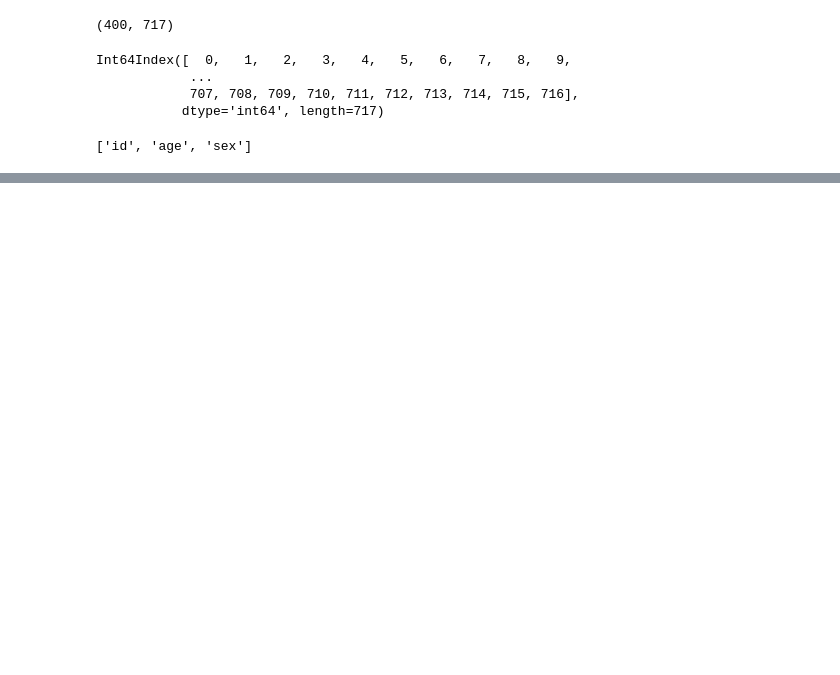
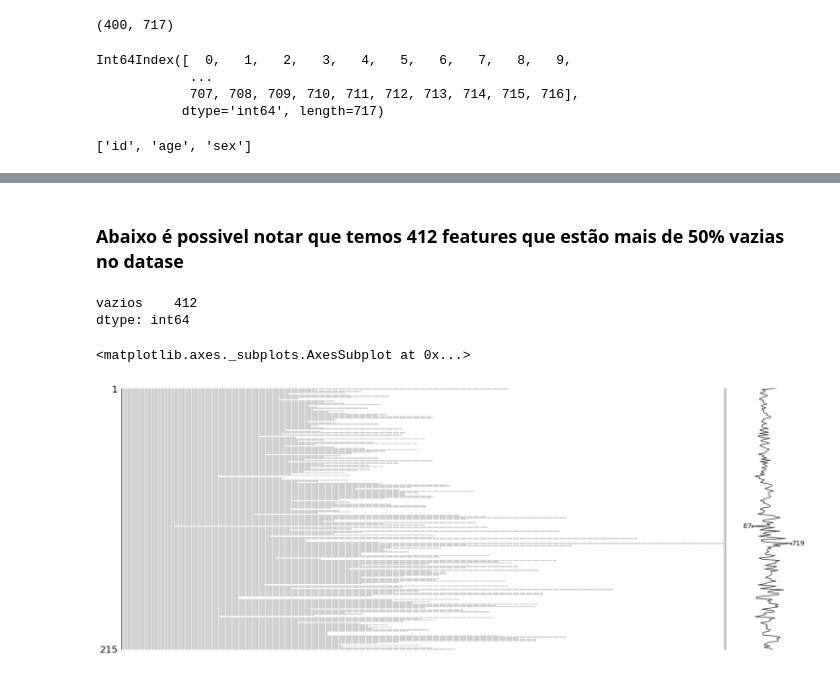
Before and after one commit to lgusp/Rec_Padroes_PPGI_2020, a Jupyter notebook: Rec_Padroes_imagens_coronarias.ipynb, the cells around one changed output, grey strips where cells are left out. Cells and saved outputs as stored; diff of their text form; code cells hidden in the pictures; blank space fills up the shorter version.

```diff
--- a/Rec_Padroes_imagens_coronarias.ipynb
+++ b/Rec_Padroes_imagens_coronarias.ipynb
@@ -194,0 +203,9 @@ df.describe()
+# %%
+for ind, row in df_3.iterrows():
+    if (df_3.loc[ind,'class_id']==0):
+        df_3.loc[ind,'target'] = 0
+    else:
+        df_3.loc[ind,'target'] = 1
+
+df_3['target']= df_3['target'].astype(int)
+df_3['target'].value_counts()
@@ -194,0 +280,3 @@ df.describe()
+# %%
+df_3_1 = df_3
+df_3_1.tail()
@@ -194,0 +291,7 @@ df.describe()
+# %%
+df_3_1.replace('--',0,inplace=True)
+df_3_1.replace('N',0,inplace=True)
+df_3_1.dropna(subset=['age'],inplace=True)
+
+df_3_1['age']= df_3_1['age'].astype(int)
+df_3_1.dtypes
@@ -194,0 +330,2 @@ df.describe()
+# %%
+df_4 = df_3_1
@@ -194,0 +393,16 @@ df.describe()
+# %% [markdown]
+### Abaixo é possivel notar que temos 412 features que estão mais de 50% vazias no datase
+# %%
+dados_nulos[dados_nulos['vazios']>50].count()
+# %% [output]
+vazios    412
+dtype: int64
+# %%
+#Com o gráfico abaixo é possivel notar que quando caminhamos para a direita no dataset
+#cada vez mais temos ocorrencias de valores nulos
+#como temos bastantes features não é possivel avaliar, dessa forma vamos avaliar por grupos
+
+msno.matrix(df_4)
+# %% [output]
+<matplotlib.axes._subplots.AxesSubplot at 0x...>
+[figure, added]
```
Also changed, not shown: parts of 76 cells of this notebook, 6 other files.
